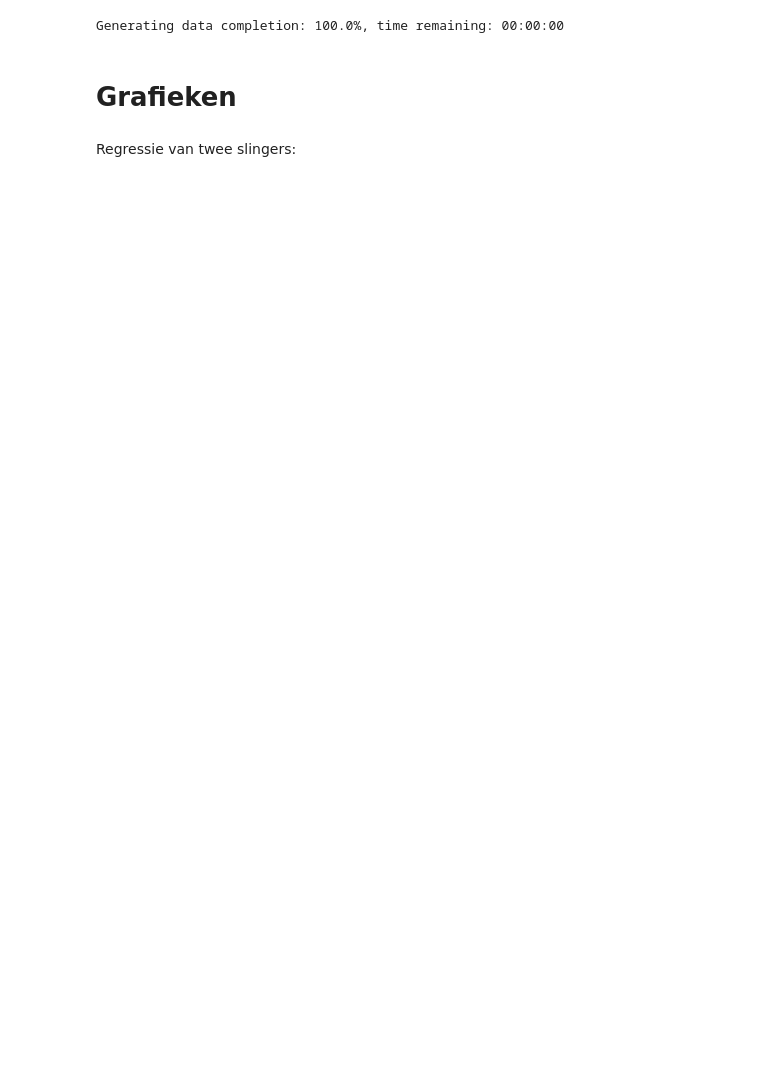
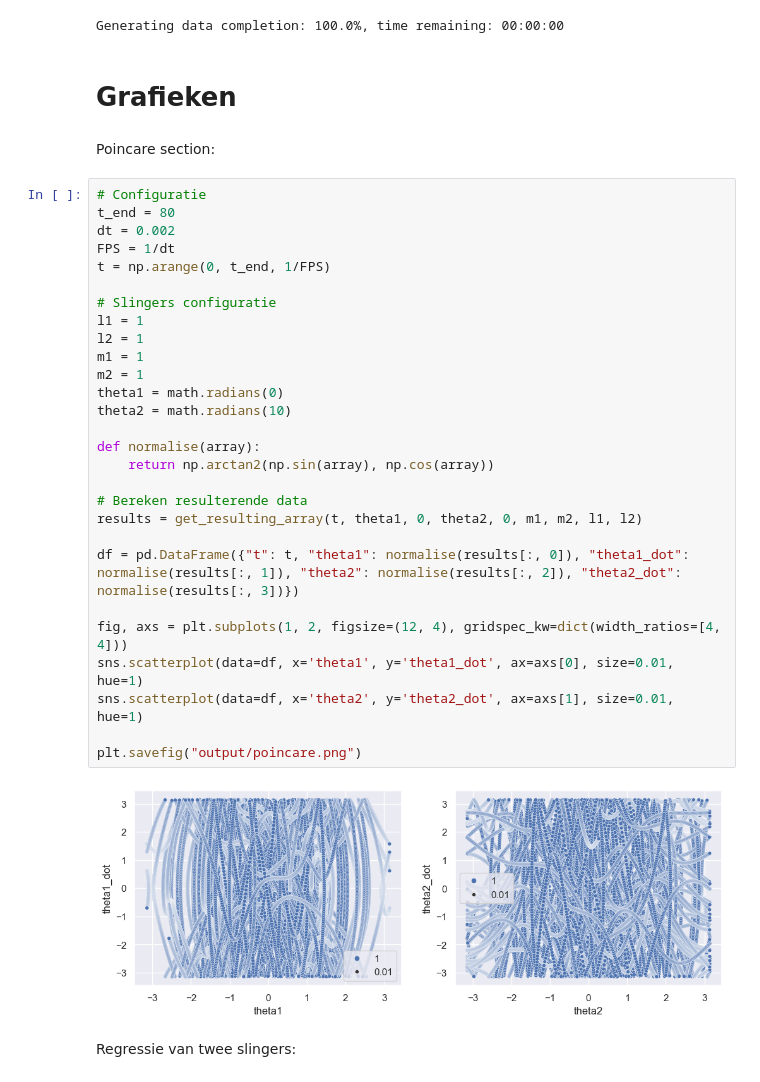
Before and after one commit to KevinLeenaerts/PWS-Programs, a Jupyter notebook: DoublePendulum.ipynb, the cells around one changed output. Drawn from its saved outputs; the diff is of its cells as text; blank space fills up the shorter version.

```diff
--- a/DoublePendulum.ipynb
+++ b/DoublePendulum.ipynb
@@ -260,6 +318,38 @@ result_dataframe.to_pickle("data/flip_theta.pkl")
 Generating data completion: 100.0%, time remaining: 00:00:00
 # %% [markdown]
 # Grafieken
+# %% [markdown]
+Poincare section:
+# %%
+# Configuratie
+t_end = 80
+dt = 0.002
+FPS = 1/dt
+t = np.arange(0, t_end, 1/FPS)
+
+# Slingers configuratie
+l1 = 1
+l2 = 1
+m1 = 1
+m2 = 1
+theta1 = math.radians(0)
+theta2 = math.radians(10)
+
+def normalise(array):
+    return np.arctan2(np.sin(array), np.cos(array))
+
+# Bereken resulterende data
+results = get_resulting_array(t, theta1, 0, theta2, 0, m1, m2, l1, l2)
+
+df = pd.DataFrame({"t": t, "theta1": normalise(results[:, 0]), "theta1_dot": normalise(results[:, 1]), "theta2": normalise(results[:, 2]), "theta2_dot": normalise(results[:, 3])})
+
+fig, axs = plt.subplots(1, 2, figsize=(12, 4), gridspec_kw=dict(width_ratios=[4, 4]))
+sns.scatterplot(data=df, x='theta1', y='theta1_dot', ax=axs[0], size=0.01, hue=1)
+sns.scatterplot(data=df, x='theta2', y='theta2_dot', ax=axs[1], size=0.01, hue=1)
+
+plt.savefig("output/poincare.png")
+# %% [output]
+[figure, added]
 # %% [markdown]
 Regressie van twee slingers:
 # %%
```
Also changed, not shown: parts of 20 cells of this notebook, 15 other files.
